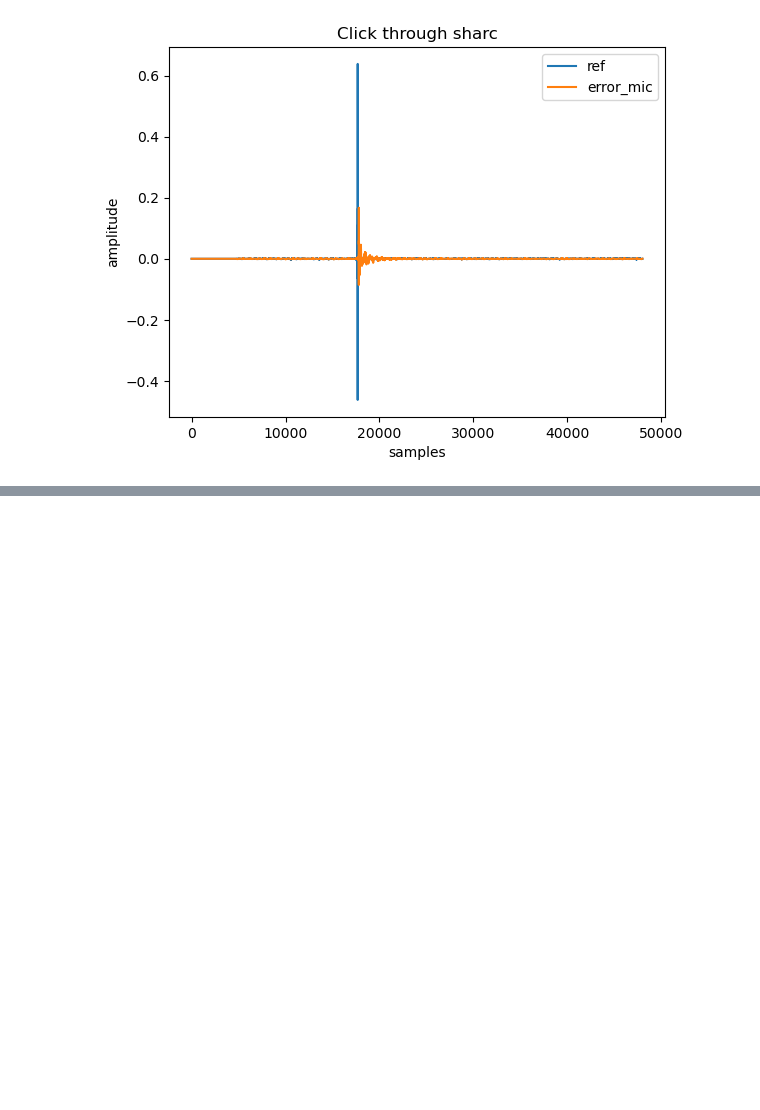
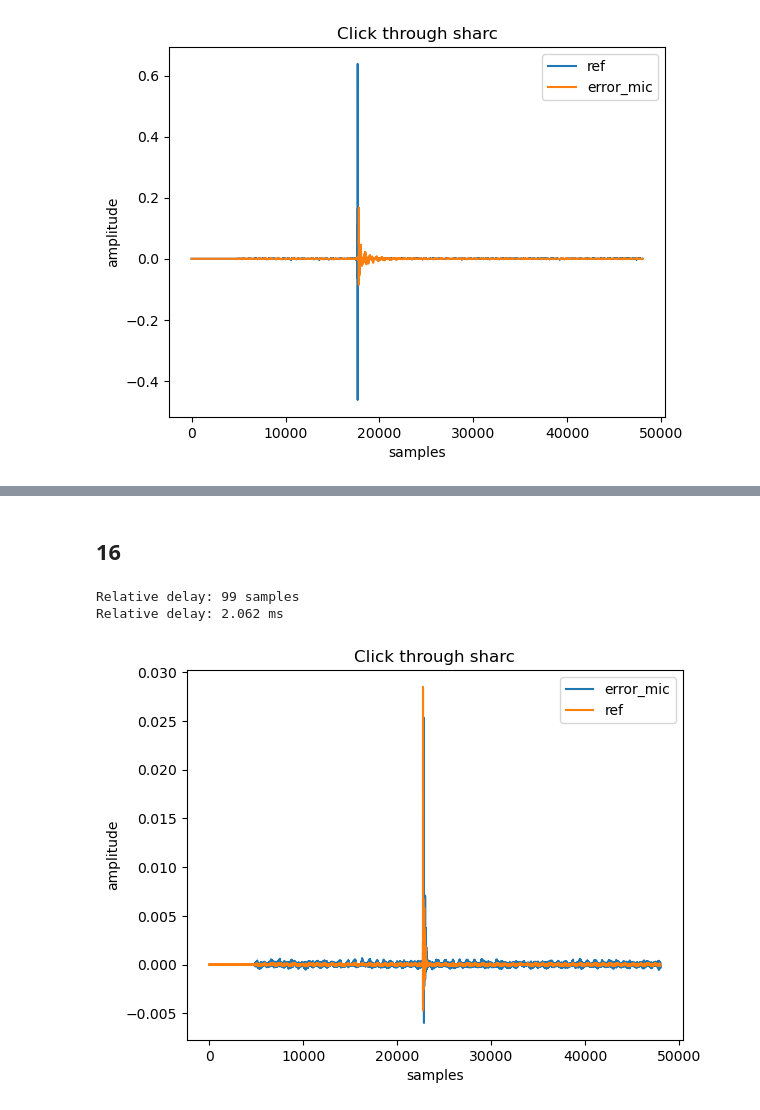
Before and after one commit to bowerirn/Reverb-Control, a Jupyter notebook: experiments/SHARC_delay.ipynb, the cells around one changed output, grey strips where cells are left out. Cells and saved outputs as stored; diff of their text form; code cells hidden in the pictures; blank space fills up the shorter version.

```diff
--- a/experiments/SHARC_delay.ipynb
+++ b/experiments/SHARC_delay.ipynb
@@ -147,0 +184,8 @@ Relative delay: 2.542 ms
+# %% [markdown]
+## 16
+# %%
+click_measure()
+# %% [output]
+Relative delay: 99 samples
+Relative delay: 2.062 ms
+[figure, added]
```
Also changed, not shown: parts of 32 cells of this notebook, 20 other files.
